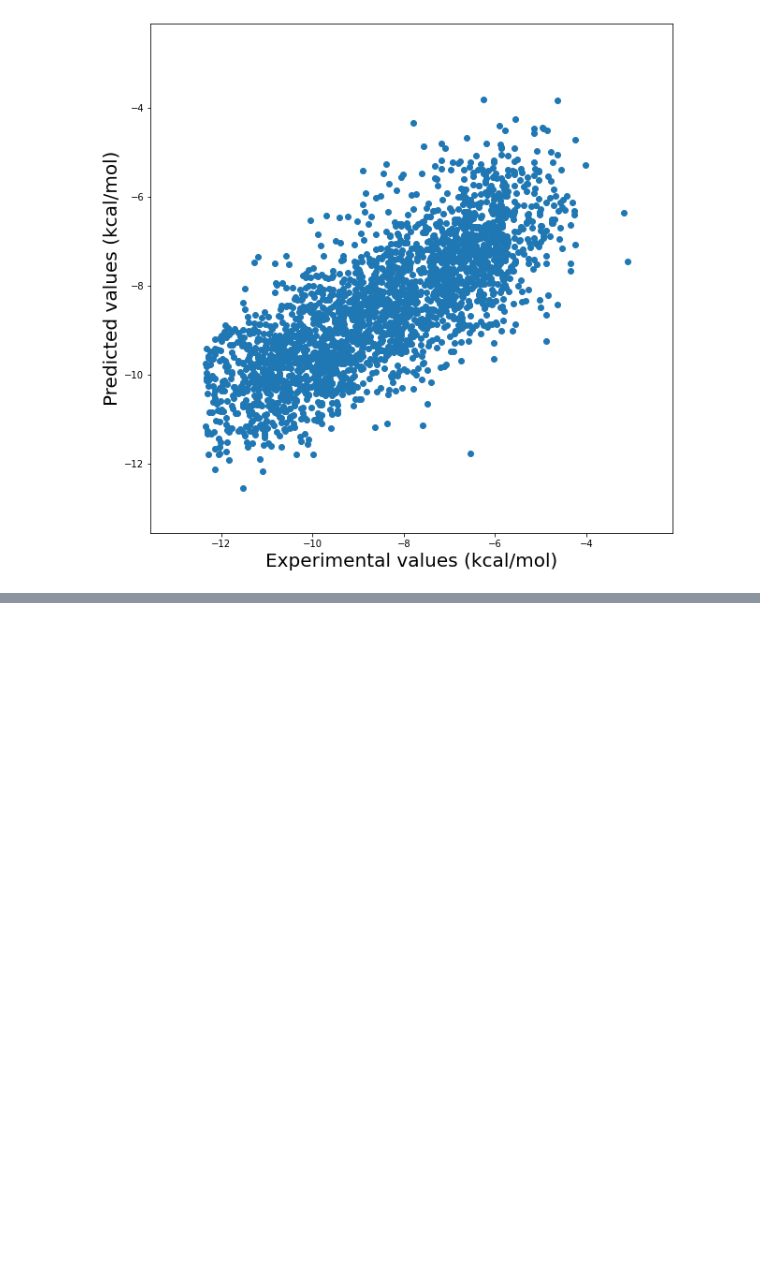
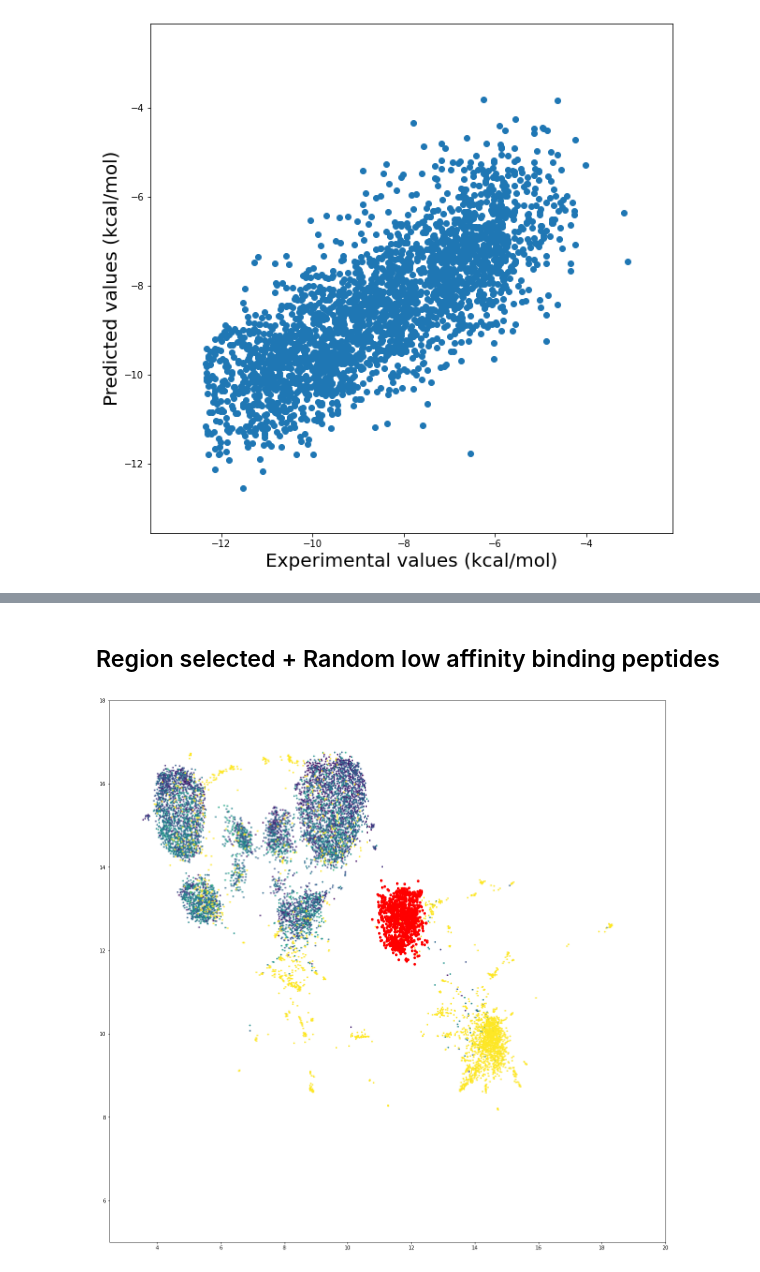
Before and after one commit to jeeberhardt/mobius, a Jupyter notebook: data/mhc/Untitled3.ipynb, the cells around one changed output, grey strips where cells are left out. Saved outputs shown, nothing was run; the diff lists cells and outputs as text; code cells hidden in the pictures; blank space fills up the shorter version.

```diff
--- a/data/mhc/Untitled3.ipynb
+++ b/data/mhc/Untitled3.ipynb
@@ -390,0 +486,18 @@ RMSD : 1.854 kcal/mol
+# %% [markdown]
+## Region selected + Random low affinity binding peptides
+# %%
+#t = np.hstack(np.argwhere((8.4 < u[:,0]) & (u[:,0] < 10.7) & (14 < u[:,1]) & (u[:,1] < 17)))
+#t = np.hstack(np.argwhere((3.8 < u[:,0]) & (u[:,0] < 5.7) & (14 < u[:,1]) & (u[:,1] < 17)))
+#t = np.hstack(np.argwhere((4.5 < u[:,0]) & (u[:,0] < 6) & (12 < u[:,1]) & (u[:,1] < 14)))
+t = np.hstack(np.argwhere((10.5 < u[:,0]) & (u[:,0] < 12.5) & (11.5 < u[:,1]) & (u[:,1] < 14)))
+
+t = t[t < y_exp.shape[0]]
+
+fig, ax = plt.subplots(figsize=(20, 20))
+ax.scatter(u[:,0], u[:,1], s=5, c=y.numpy(), vmin=-12, vmax=0)
+ax.scatter(u[:,0][t], u[:,1][t], s=20, c='red')
+ax.set_xlim([2.5, 20])
+ax.set_ylim([5, 18])
+plt.show()
+# %% [output]
+[figure, added]
```
Also changed, not shown: parts of 28 cells of this notebook, 4 other files.
